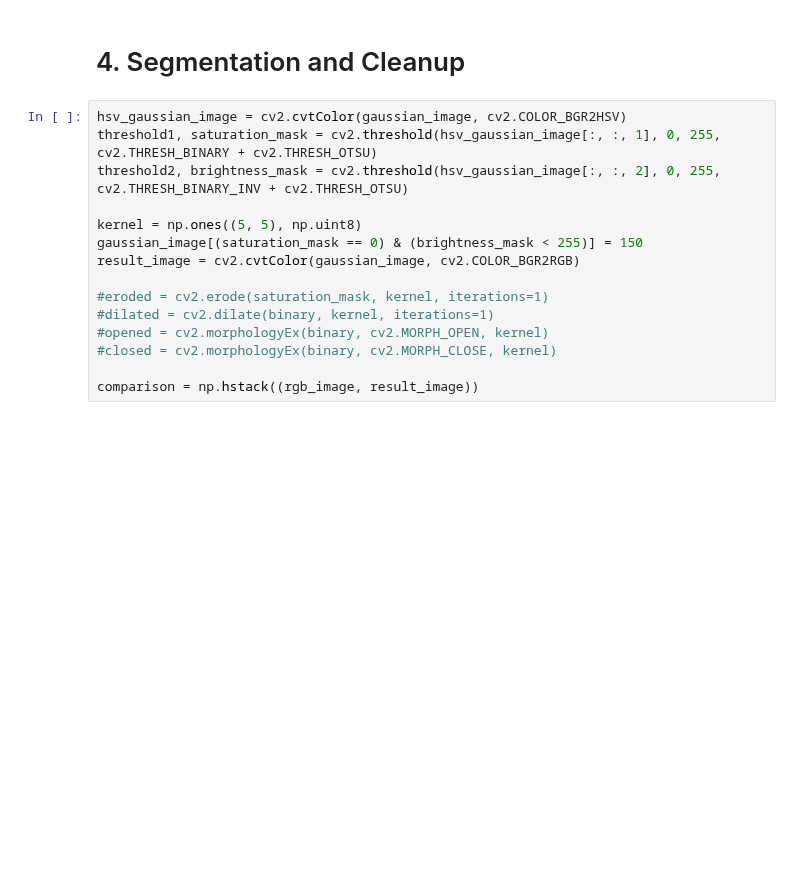
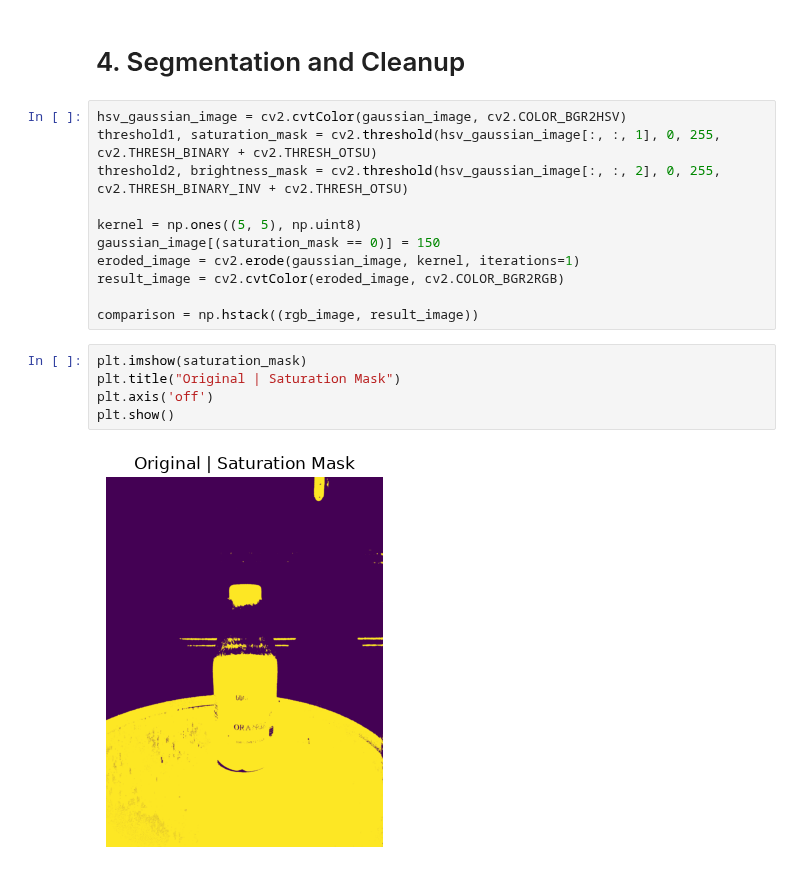
Before and after one commit to Exeboss02/ComputerVision, a Jupyter notebook: Exercise02/objectDetectionPipeline.ipynb, the cells around one changed output. Drawn from its saved outputs; the diff is of its cells as text; blank space fills up the shorter version.

```diff
--- a/Exercise02/objectDetectionPipeline.ipynb
+++ b/Exercise02/objectDetectionPipeline.ipynb
@@ -64,14 +68,17 @@ threshold1, saturation_mask = cv2.threshold(hsv_gaussian_image[:, :, 1], 0, 255,
 threshold2, brightness_mask = cv2.threshold(hsv_gaussian_image[:, :, 2], 0, 255, cv2.THRESH_BINARY_INV + cv2.THRESH_OTSU)
 
 kernel = np.ones((5, 5), np.uint8)
-gaussian_image[(saturation_mask == 0) & (brightness_mask < 255)] = 150
-result_image = cv2.cvtColor(gaussian_image, cv2.COLOR_BGR2RGB)
-
-#eroded = cv2.erode(saturation_mask, kernel, iterations=1)
-#dilated = cv2.dilate(binary, kernel, iterations=1)
-#opened = cv2.morphologyEx(binary, cv2.MORPH_OPEN, kernel)
-#closed = cv2.morphologyEx(binary, cv2.MORPH_CLOSE, kernel)
+gaussian_image[(saturation_mask == 0)] = 150
+eroded_image = cv2.erode(gaussian_image, kernel, iterations=1)
+result_image = cv2.cvtColor(eroded_image, cv2.COLOR_BGR2RGB)
 
 comparison = np.hstack((rgb_image, result_image))
+# %%
+plt.imshow(saturation_mask)
+plt.title("Original | Saturation Mask")
+plt.axis('off')
+plt.show()
+# %% [output]
+[figure, added]
 # %%
 plt.imshow(comparison)
```
Also changed, not shown: parts of 5 cells of this notebook, 10 other files.
